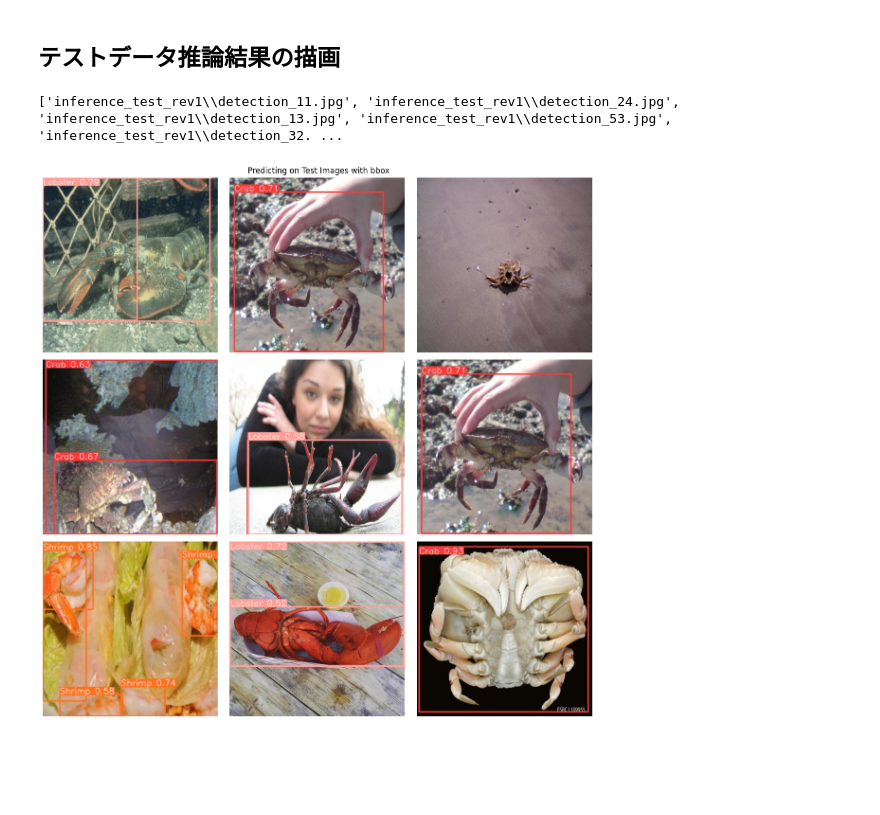
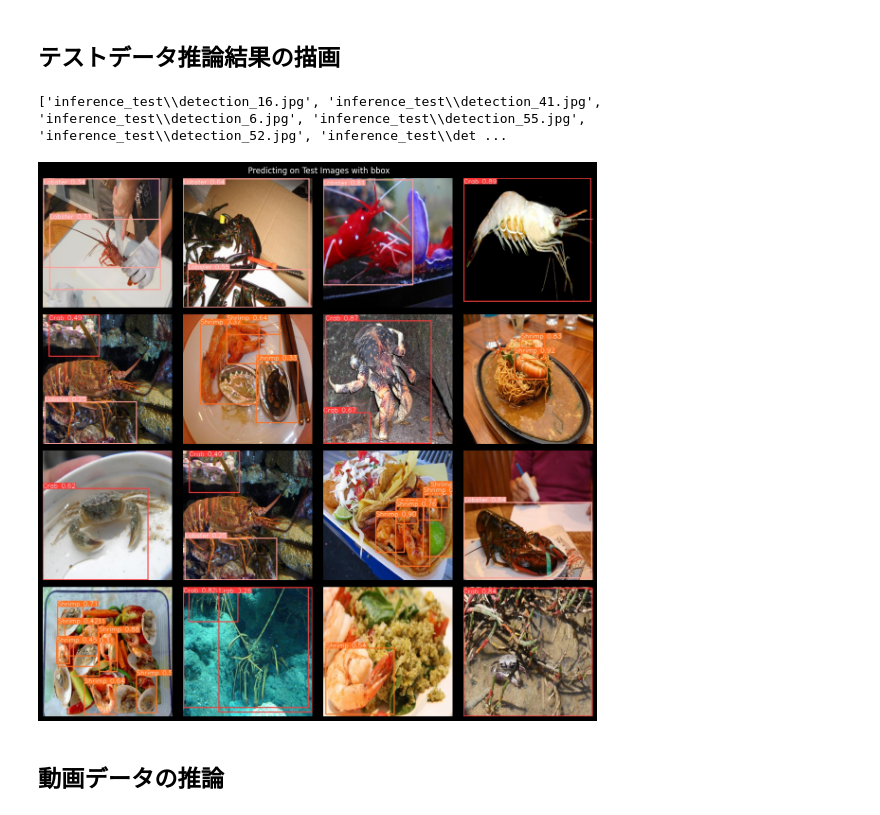
Before and after one commit to gan0606/shellfish_v2, a Jupyter notebook: 05_inference.ipynb, the cells around one changed output. Saved outputs shown, nothing was run; the diff lists cells and outputs as text; code cells hidden in the pictures; blank space fills up the shorter version.

```diff
--- a/05_inference.ipynb
+++ b/05_inference.ipynb
@@ -9,11 +9,11 @@ import random
 ## テストデータの推論
 # %%
 # テストデータへのpathのリストを取得
-data_dir = "C:/Users/yuuki/Kaggle/object_detection_try/shellfish/after_data/test"
+data_dir = "C:/Users/yuuki/Kaggle/object_detection_try/shellfish_v2/after_data/test"
 image_paths = [os.path.join(data_dir, 'images', filename) for filename in os.listdir(os.path.join(data_dir, 'images')) if filename.endswith(".jpg")]
 # %%
 # bestなモデルの読み込み
-best_model = YOLO("runs/detect/train2/weights/best.pt")
+best_model = YOLO("runs/detect/train/weights/best.pt")
 # %%
 # 推論
 results = best_model(image_paths)
@@ -58,14 +58,14 @@ os.makedirs("./inference_test_rev1", exist_ok=True)
 # 保存
 for i, r in enumerate(results):
     img = r.plot()
-    cv2.imwrite(f"./inference_test_rev1/detection_{i}.jpg", img)
+    cv2.imwrite(f"./inference_test/detection_{i}.jpg", img)
 # %% [markdown]
 ## テストデータ推論結果の描画
 # %%
 # 再度同じシード値で乱数を生成
-random.seed(123)
+random.seed(1)
 # bboxを描画した画像が保存されたdirへのpath
-path = "inference_test_rev1"
+path = "inference_test"
 
 # ランダムな9枚のbboxを描画した画像の相対pathのリスト
 image_list = []
@@ -73,32 +73,35 @@ image_list = []
 # フォルダ内のすべてのファイル名を取得
 filenames = os.listdir(path)
 
-# ランダムに 9 枚の画像を選択
-for _ in range(9):
+# ランダムに 16枚の画像を選択
+for _ in range(16):
     random_filename = random.choice(filenames)
     image_list.append(os.path.join(path, random_filename))
 
 print(image_list)
 # %% [output]
-['inference_test_rev1\\detection_11.jpg', 'inference_test_rev1\\detection_24.jpg', 'inference_test_rev1\\detection_13.jpg', 'inference_test_rev1\\detection_53.jpg', 'inference_test_rev1\\detection_32. ...
+['inference_test\\detection_16.jpg', 'inference_test\\detection_41.jpg', 'inference_test\\detection_6.jpg', 'inference_test\\detection_55.jpg', 'inference_test\\detection_52.jpg', 'inference_test\\det ...
 # %%
+plt.style.use("dark_background")
 # 3x3のサブプロットを作成
-fig, axes = plt.subplots(3, 3, figsize=(12, 12))
+fig, axes = plt.subplots(4, 4, figsize=(12, 12))
 
 # 各画像を読み込んで描画
 for i, image_path in enumerate(image_list):
-    row = i // 3  # 行番号を取得
-    col = i % 3  # 列番号を取得
+    row = i // 4  # 行番号を取得
+    col = i % 4  # 列番号を取得
     image = plt.imread(image_path)
     axes[row, col].imshow(image)
 
 # タイトルと軸ラベルを設定
 fig.suptitle(" Predicting on Test Images with bbox")
 for ax in axes.flat:
     ax.axis('off')  # 軸ラベルと目盛線を非表示
 
 # グラフを表示
 plt.tight_layout()  # サブプロット間の余白を調整
 plt.show()
 # %% [output]
-[figure, old version]
+[figure, new version]
+# %% [markdown]
+## 動画データの推論
```
Also changed, not shown: parts of 6 cells of this notebook, 17 other files.
